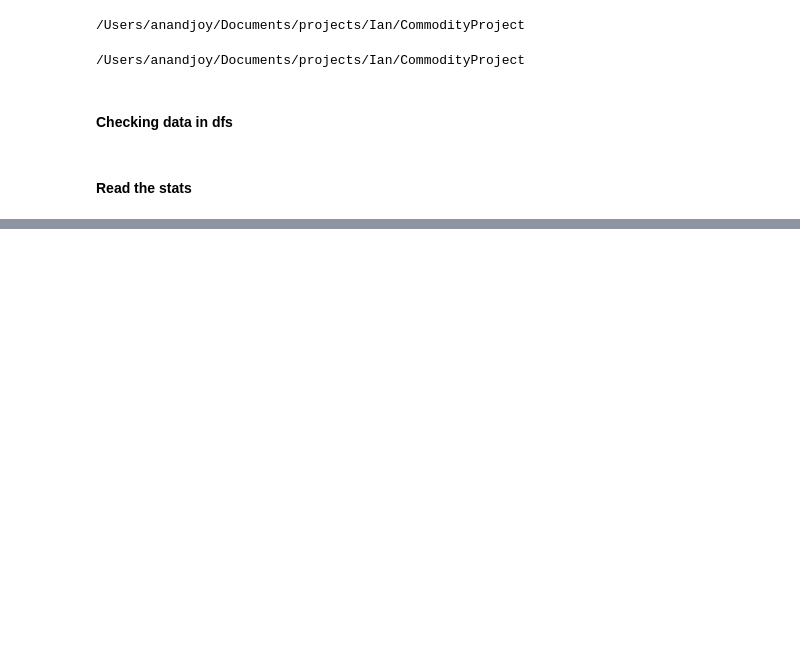
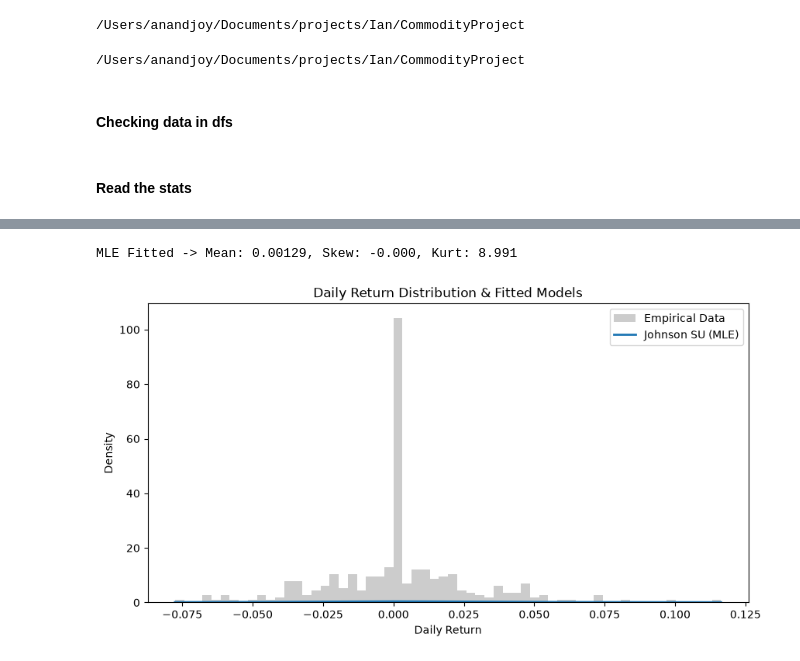
Before and after one commit to IanJ1998/Ian, a Jupyter notebook: CommodityProject/SystemicRiskCopulaProject/DataFiting/DataFitting_Part1.ipynb, the cells around one changed output, grey strips where cells are left out. Saved outputs shown, nothing was run; the diff lists cells and outputs as text; code cells hidden in the pictures; blank space fills up the shorter version.

Commit message:
1. Adding normal distribution and johnsons Su distribution and fitting using MLE and MM

```diff
--- a/CommodityProject/SystemicRiskCopulaProject/DataFiting/DataFitting_Part1.ipynb
+++ b/CommodityProject/SystemicRiskCopulaProject/DataFiting/DataFitting_Part1.ipynb
@@ -43,0 +56,6 @@ ngStat = CommodityStats[CommodityStats['Commodity'] == 'NG']
+# %%
+mu_mle, sigma_mle = stats.norm.fit(
+    ng_16['Log_Returns'],
+    loc=np.mean(ng_16['Log_Returns']), # optional: anchor location to mean
+    scale=np.std(ng_16['Log_Returns']) # optional: anchor scale to standard deviation
+)
@@ -43,0 +68,9 @@ ngStat = CommodityStats[CommodityStats['Commodity'] == 'NG']
+# %%
+a_mle,b_mle, loc_mle, scale_mle = stats.johnsonsu.fit(ng_16['Log_Returns'])
+# %%
+a_mle, b_mle, loc_mle, scale_mle = stats.johnsonsu.fit(
+    ng_16['Log_Returns'],
+    fa=0.0,       # optional: fix shape 'a' if symmetric
+    floc=np.mean(ng_16['Log_Returns']), # optional: anchor location to mean
+    fscale=np.std(ng_16['Log_Returns']) # optional: anchor scale to standard deviation
+)
@@ -43,0 +81,24 @@ ngStat = CommodityStats[CommodityStats['Commodity'] == 'NG']
+# %%
+print(f"MLE Fitted -> Mean: {mle_mean:.5f}, Skew: {mle_skew:.3f}, Kurt: {mle_kurt + 3:.3f}")
+# %% [output]
+MLE Fitted -> Mean: 0.00129, Skew: -0.000, Kurt: 8.991
+# %%
+returns = ng_16['Log_Returns']
+# %%
+import matplotlib.pyplot as plt
+
+x = np.linspace(returns.min(), returns.max(), 500)
+
+# Evaluate fitted PDFs
+pdf_mle = stats.johnsonsu.pdf(x, a_mle, b_mle, loc=loc_mle, scale=scale_mle)
+
+plt.figure(figsize=(10, 5))
+plt.hist(returns, bins=60, density=True, alpha=0.4, color='gray', label='Empirical Data')
+plt.plot(x, pdf_mle, label='Johnson SU (MLE)', linewidth=2)
+plt.title('Daily Return Distribution & Fitted Models')
+plt.xlabel('Daily Return')
+plt.ylabel('Density')
+plt.legend()
+plt.show()
+# %% [output]
+[figure, added]
```
Also changed, not shown: parts of 9 cells of this notebook.
